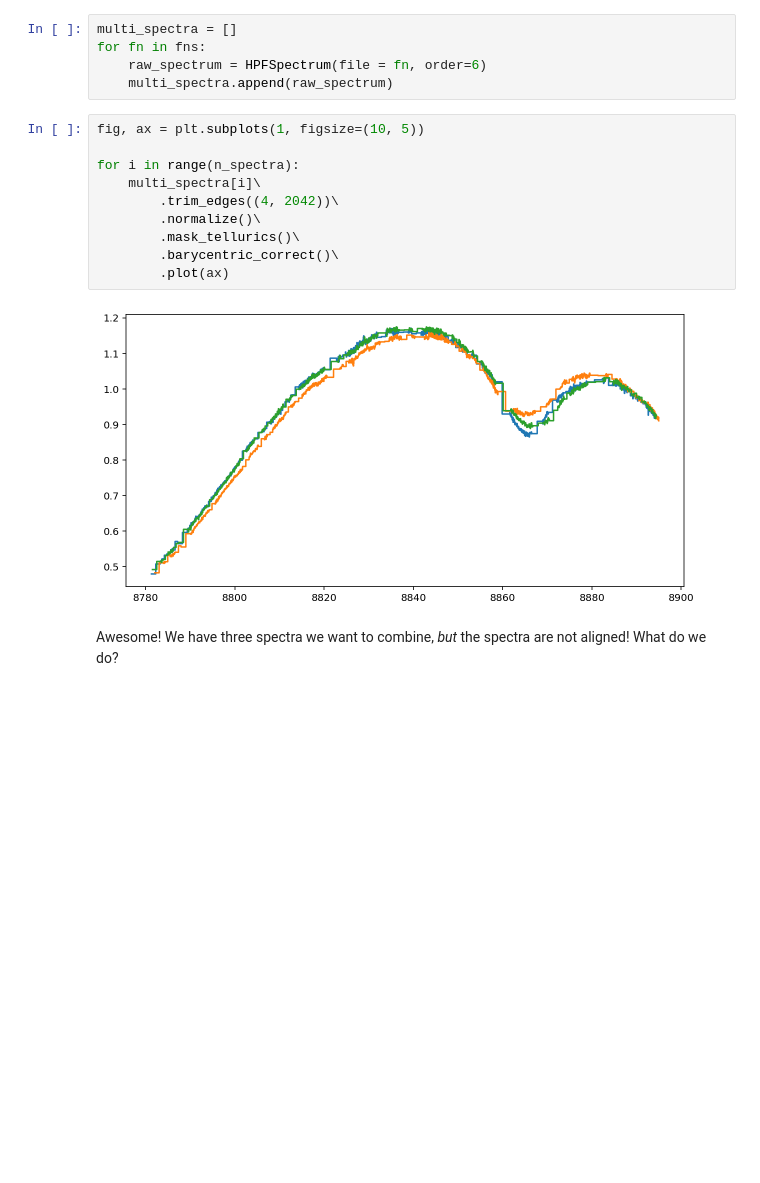
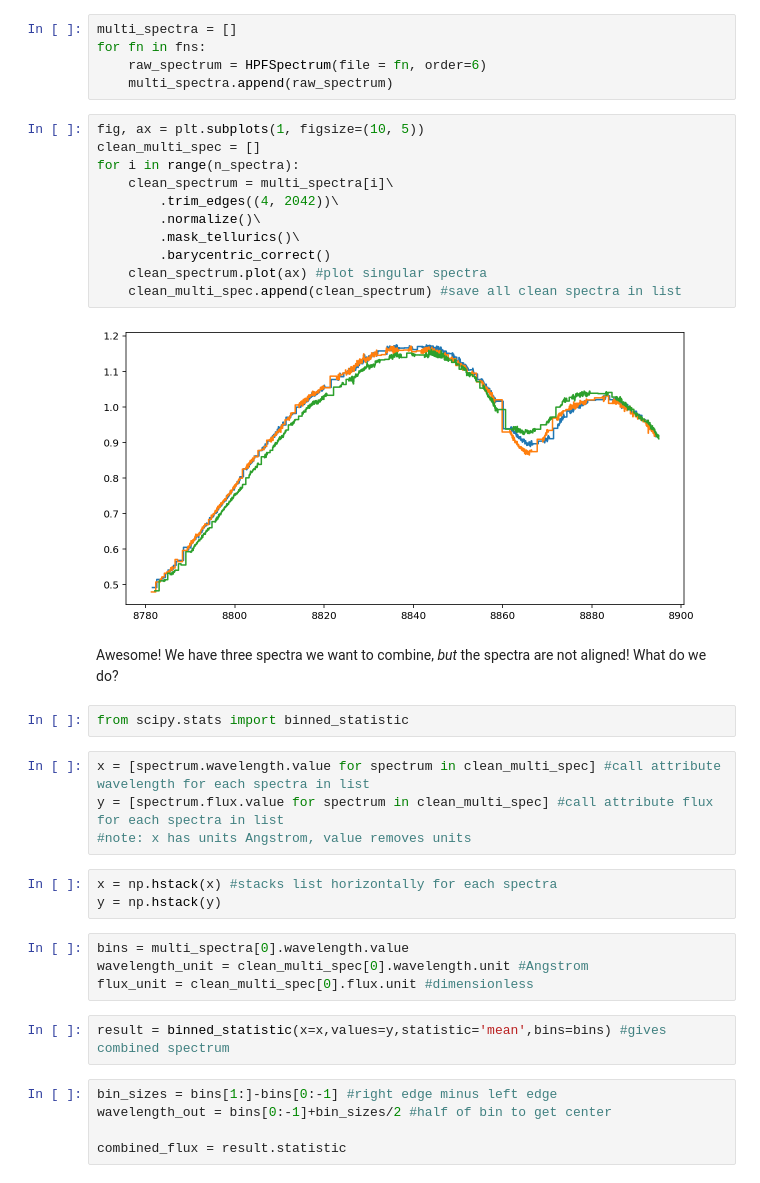
Before and after one commit to OttoStruve/muler, a Jupyter notebook: docs/tutorials/Combine_spectra_misaligned.ipynb, the cells around one changed output. Drawn from its saved outputs; the diff is of its cells as text; blank space fills up the shorter version.

Commit message:
Completed Combine_spectra_misaligned() tutorial notebook

```diff
--- a/docs/tutorials/Combine_spectra_misaligned.ipynb
+++ b/docs/tutorials/Combine_spectra_misaligned.ipynb
@@ -28,15 +28,36 @@ for fn in fns:
     multi_spectra.append(raw_spectrum)
 # %%
 fig, ax = plt.subplots(1, figsize=(10, 5))
-
+clean_multi_spec = []
 for i in range(n_spectra):
-    multi_spectra[i]\
+    clean_spectrum = multi_spectra[i]\
         .trim_edges((4, 2042))\
         .normalize()\
         .mask_tellurics()\
-        .barycentric_correct()\
-        .plot(ax)
+        .barycentric_correct()
+    clean_spectrum.plot(ax) #plot singular spectra
+    clean_multi_spec.append(clean_spectrum) #save all clean spectra in list
 # %% [output]
-[figure, old version]
+[figure, new version]
 # %% [markdown]
 Awesome! We have three spectra we want to combine, *but* the spectra are not aligned! What do we do?
+# %%
+from scipy.stats import binned_statistic
+# %%
+x = [spectrum.wavelength.value for spectrum in clean_multi_spec] #call attribute wavelength for each spectra in list
+y = [spectrum.flux.value for spectrum in clean_multi_spec] #call attribute flux for each spectra in list
+#note: x has units Angstrom, value removes units
+# %%
+x = np.hstack(x) #stacks list horizontally for each spectra
+y = np.hstack(y)
+# %%
+bins = multi_spectra[0].wavelength.value
+wavelength_unit = clean_multi_spec[0].wavelength.unit #Angstrom
+flux_unit = clean_multi_spec[0].flux.unit #dimensionless
+# %%
+result = binned_statistic(x=x,values=y,statistic='mean',bins=bins) #gives combined spectrum
+# %%
+bin_sizes = bins[1:]-bins[0:-1] #right edge minus left edge
+wavelength_out = bins[0:-1]+bin_sizes/2 #half of bin to get center
+
+combined_flux = result.statistic
```
Also changed, not shown: parts of 4 cells of this notebook.
